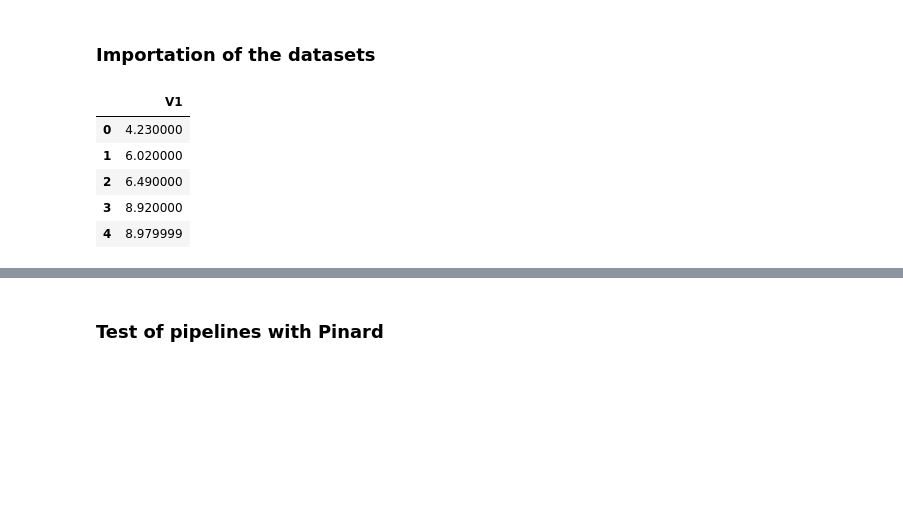
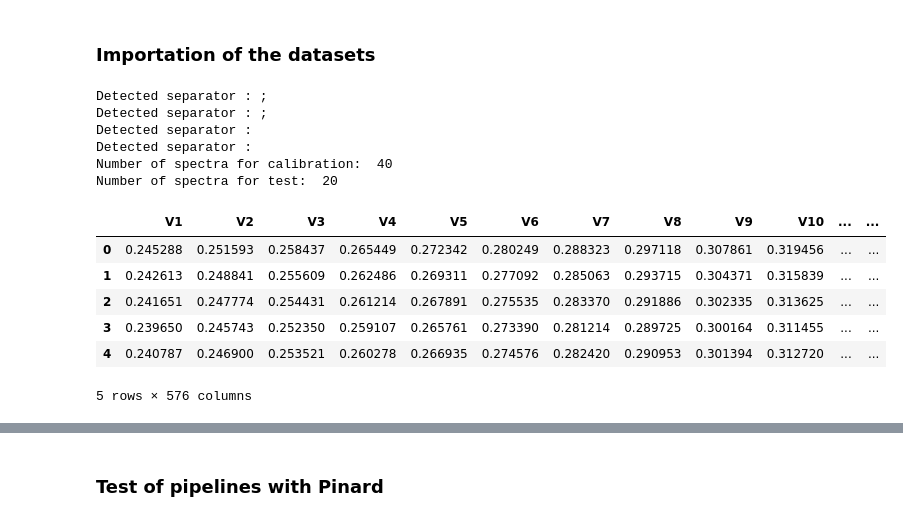
Before and after one commit to rreiter37/CIRAD_PhD_Robin, a Jupyter notebook: first_notebook.ipynb, the cells around one changed output, grey strips where cells are left out. Drawn from its saved outputs; the diff is of its cells as text; code cells hidden in the pictures; blank space fills up the shorter version.

```diff
--- a/first_notebook.ipynb
+++ b/first_notebook.ipynb
@@ -42,28 +41,55 @@ simplefilter(action='ignore', category=UserWarning)
 # %% [markdown]
 ### Importation of the datasets
-# %%
-mode = 'Regression' # 'Classification' or 'Regression'
-
-## Choose the source of data to be imported
-# 'BeerOriginalExtract' or 'Digest_0.8' or 'YamProtein' for regression //
-# 'CoffeeSpecies' or 'Malaria2024' or 'mDigest_custom3' or 'WhiskyConcentration' or 'YamMould' for classification
-data_source = 'BeerOriginalExtract'
-
-
-## Importation of the datasets with the adapted path
-
-file_name = Path("Data/%s/%s"% (mode,data_source))
-full_path = str(file_name.resolve()).replace("\\", "/")
-Xcal = pd.read_csv(f'{full_path}/Xcal.csv', sep=';')
-Xval = pd.read_csv(f'{full_path}/Xval.csv', sep=';')
-Ycal = pd.read_csv(f'{full_path}/Ycal.csv', sep=';')
-Yval = pd.read_csv(f'{full_path}/Yval.csv', sep=';')
-
-display(Ycal.head(5))
-# %% [output]
-|  | V1 |
-| 0 | 4.230000 |
-| 1 | 6.020000 |
-| 2 | 6.490000 |
-| 3 | 8.920000 |
-| 4 | 8.979999 |
+# %%
+# Function to load a CSV file with automatic separator detection
+
+def load_csv_auto_sep(mode, data_source, type_data, verbose=True):
+
+     # Regression: 'BeerOriginalExtract' or 'Digest_0.8' or 'YamProtein' //
+    # Classification: 'CoffeeSpecies' or 'Malaria2024' or 'mDigest_custom3' or 'WhiskyConcentration' or 'YamMould'
+
+    ## Importation of the datasets with the adapted path
+    file_name = Path("Data/%s/%s"% (mode,data_source))
+    full_path = str(file_name.resolve()).replace("\\", "/")
+    path = full_path + "/%s.csv" % type_data
+
+    with open(path, 'r', newline='', encoding='utf-8') as f:
+        # Read a small portion of the file to detect the separator
+        excerpt = f.read(1024)
+        f.seek(0)  # return to the beginning of the file
+
+        # Detection of the dialect
+        dialect = csv.Sniffer().sniff(excerpt)
+        sep = dialect.delimiter
+
+        if verbose: print("Detected separator : %s" % sep)
+
+        # Load the file with pandas
+        df = pd.read_csv(f, delimiter=sep)
+        return df
+# %%
+mode = 'Regression'
+data_source = 'BeerOriginalExtract'
+
+Xcal = load_csv_auto_sep(mode=mode, data_source=data_source, type_data='Xcal')
+Xval = load_csv_auto_sep(mode=mode, data_source=data_source, type_data='Xval')
+Ycal = load_csv_auto_sep(mode=mode, data_source=data_source, type_data='Ycal')
+Yval = load_csv_auto_sep(mode=mode, data_source=data_source, type_data='Yval')
+
+print("Number of spectra for calibration: ", len(Ycal))
+print("Number of spectra for test: ", len(Yval))
+display(Xcal.head(5))
+# %% [output]
+Detected separator : ;
+Detected separator : ;
+Detected separator :
+Detected separator :
+Number of spectra for calibration:  40
+Number of spectra for test:  20
+|  | V1 | V2 | V3 | V4 | V5 | V6 | V7 | V8 | V9 | V10 | ... | ... |
+| 0 | 0.245288 | 0.251593 | 0.258437 | 0.265449 | 0.272342 | 0.280249 | 0.288323 | 0.297118 | 0.307861 | 0.319456 | ... | ... |
+| 1 | 0.242613 | 0.248841 | 0.255609 | 0.262486 | 0.269311 | 0.277092 | 0.285063 | 0.293715 | 0.304371 | 0.315839 | ... | ... |
+| 2 | 0.241651 | 0.247774 | 0.254431 | 0.261214 | 0.267891 | 0.275535 | 0.283370 | 0.291886 | 0.302335 | 0.313625 | ... | ... |
+| 3 | 0.239650 | 0.245743 | 0.252350 | 0.259107 | 0.265761 | 0.273390 | 0.281214 | 0.289725 | 0.300164 | 0.311455 | ... | ... |
+| 4 | 0.240787 | 0.246900 | 0.253521 | 0.260278 | 0.266935 | 0.274576 | 0.282420 | 0.290953 | 0.301394 | 0.312720 | ... | ... |
+5 rows × 576 columns
```
Also changed, not shown: parts of 5 cells of this notebook, 1 other file.
